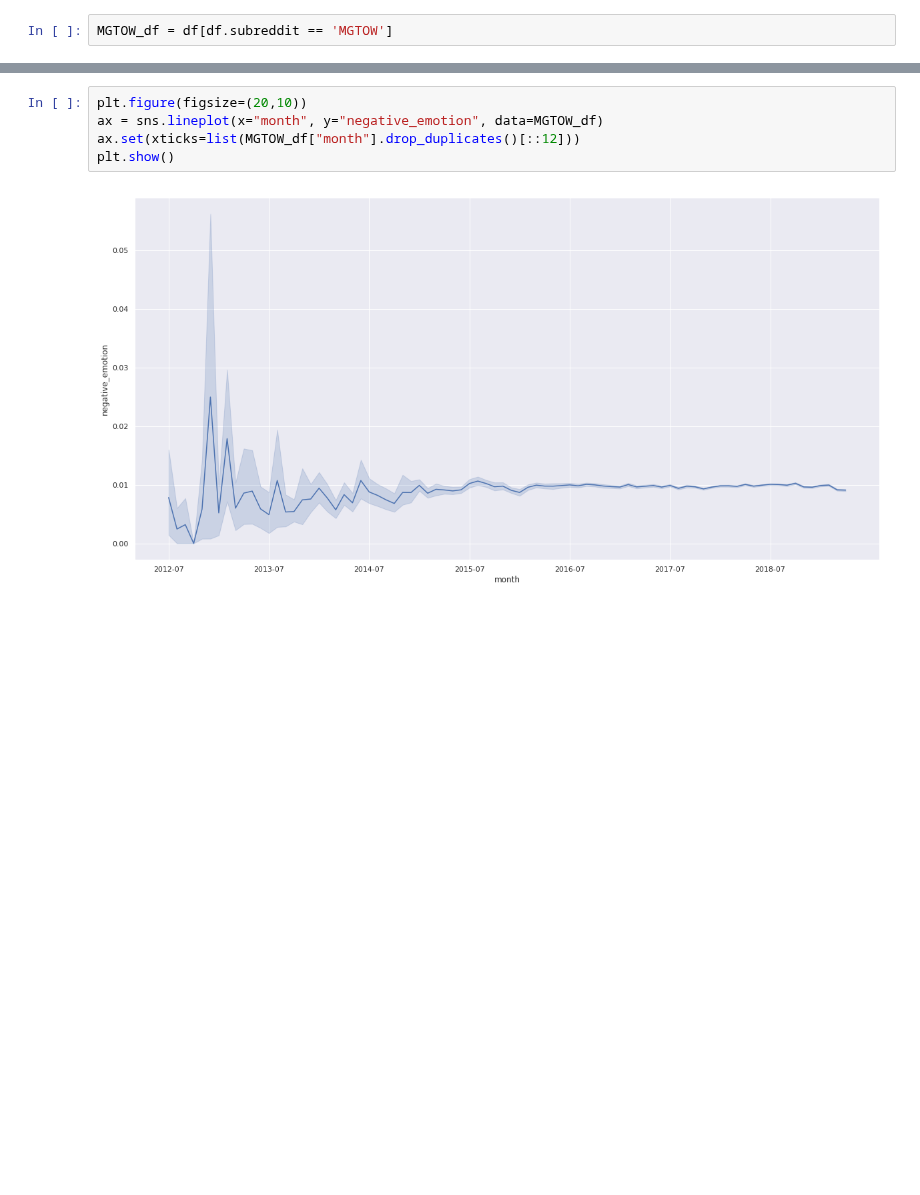
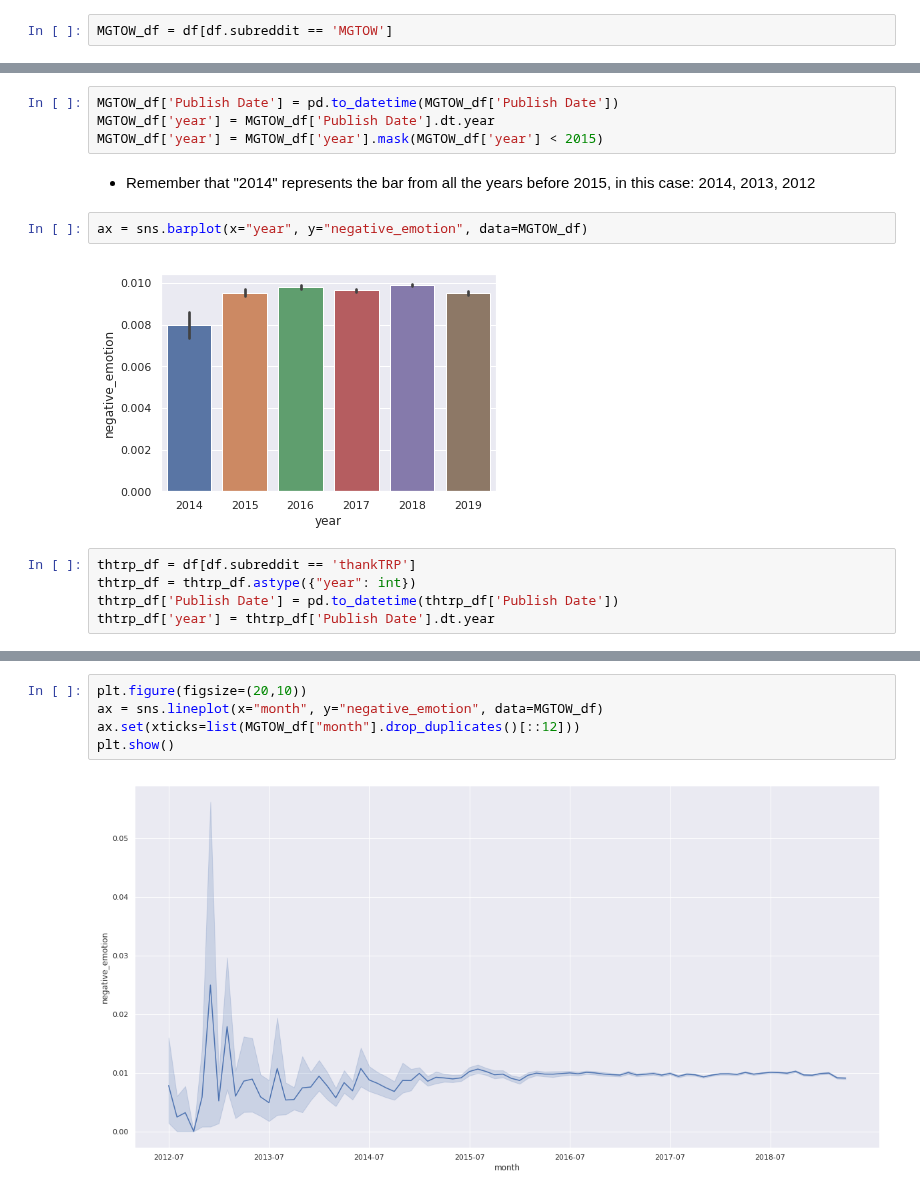
Before and after one commit to EmanuelHappy/Data-Science, a Jupyter notebook: _PushshiftReddit/empath/empath normalized + bootstrap.ipynb, the cells around one changed output, grey strips where cells are left out. Drawn from its saved outputs; the diff is of its cells as text; blank space fills up the shorter version.

```diff
--- a/_PushshiftReddit/empath/empath normalized + bootstrap.ipynb
+++ b/_PushshiftReddit/empath/empath normalized + bootstrap.ipynb
@@ -40,0 +30,15 @@ MGTOW_df.head()
+# %%
+MGTOW_df['Publish Date'] = pd.to_datetime(MGTOW_df['Publish Date'])
+MGTOW_df['year'] = MGTOW_df['Publish Date'].dt.year
+MGTOW_df['year'] = MGTOW_df['year'].mask(MGTOW_df['year'] < 2015)
+# %% [markdown]
+* Remember that "2014" represents the bar from all the years before 2015, in this case: 2014, 2013, 2012
+# %%
+ax = sns.barplot(x="year", y="negative_emotion", data=MGTOW_df)
+# %% [output]
+[figure, added]
+# %%
+thtrp_df = df[df.subreddit == 'thankTRP']
+thtrp_df = thtrp_df.astype({"year": int})
+thtrp_df['Publish Date'] = pd.to_datetime(thtrp_df['Publish Date'])
+thtrp_df['year'] = thtrp_df['Publish Date'].dt.year
```
Also changed, not shown: parts of 18 cells of this notebook, 6 other files.
